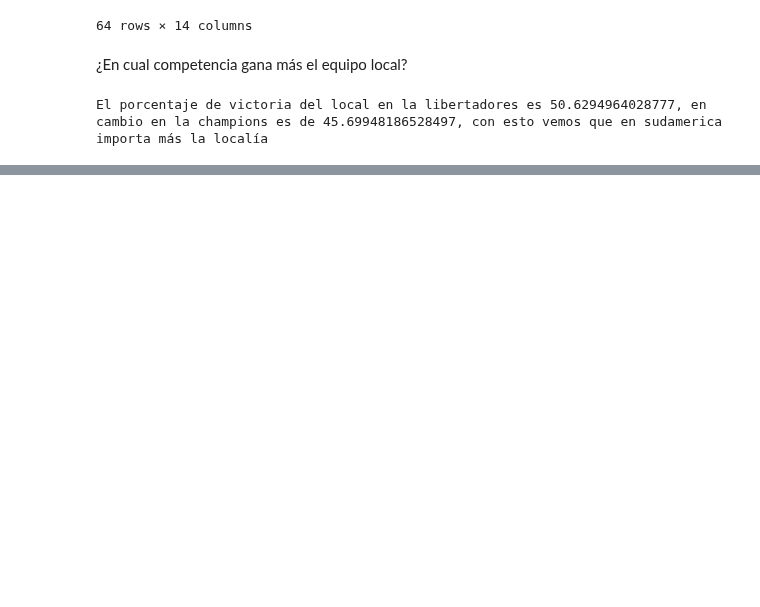
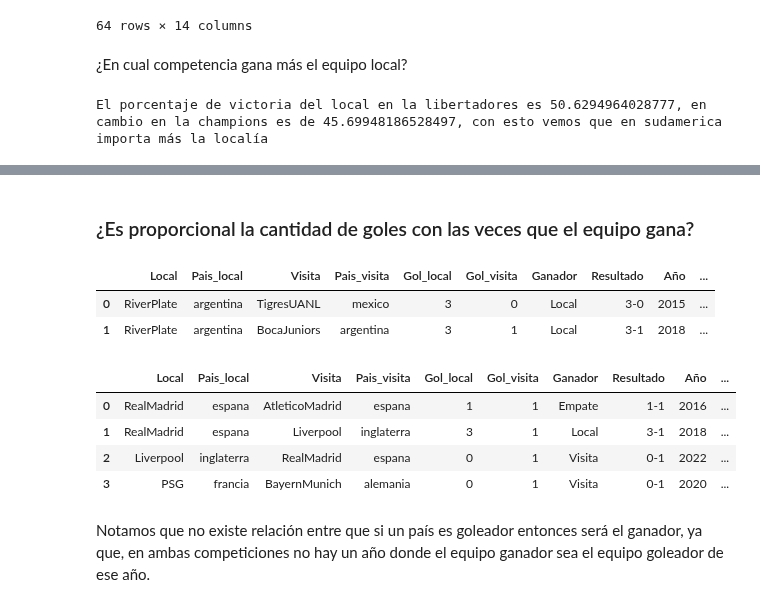
Before and after one commit to ThareauB/Proyecto-libertadores, a Jupyter notebook: proyecto_lib_ y_champ.ipynb, the cells around one changed output, grey strips where cells are left out. Cells and saved outputs as stored; diff of their text form; code cells hidden in the pictures; blank space fills up the shorter version.

```diff
--- a/proyecto_lib_ y_champ.ipynb
+++ b/proyecto_lib_ y_champ.ipynb
@@ -891,0 +940,22 @@ El porcentaje de victoria del local en la libertadores es 50.6294964028777, en c
+# %%
+lista_mejores2 = []
+for ano in df_champions['Año'].unique():
+    locales3 = df_champions[df_champions['Año'] == ano]
+    locales3 = locales3[['Local', 'Gol_local']].groupby(by='Local', as_index=False).agg('mean')
+    locales3.rename(columns={'Local': 'Equipo'}, inplace=True)
+    visita3 = df_champions[df_champions['Año'] == ano]
+    visita3 = visita3[['Visita', 'Gol_visita']].groupby(by='Visita', as_index=False).agg('mean')
+    visita3.rename(columns={'Visita': 'Equipo'}, inplace=True)
+    goles_prom2 = locales3.merge(visita3, how='inner', on='Equipo')
+    goles_prom2['Año'] = ano
+    goles_prom2['Pais'] = goles_prom2['Equipo'].apply(lambda x: DICT_EQUIPOS[x])
+    goles_prom2['Promedio_goles'] = (goles_prom2['Gol_local'] + goles_prom2['Gol_visita']) / 2
+    goles_prom2['Promedio_goles'] = goles_prom2['Promedio_goles'].round()
+    goles_prom2['Promedio_goles'] = goles_prom2['Promedio_goles'].apply(lambda x: int(x))
+    goles_prom2.drop(columns=['Gol_local', 'Gol_visita'], inplace=True)
+    goles_prom2.sort_values(by='Promedio_goles', ascending=False, ignore_index=True, inplace=True)
+    goles_prom2 = goles_prom2[:1]
+    lista_mejores2.append(goles_prom2)
+# %%
+mejores_cham = pd.concat(lista_mejores2, join='outer', ignore_index=True)
+mejores_cham
@@ -891,0 +996,35 @@ El porcentaje de victoria del local en la libertadores es 50.6294964028777, en c
+# %% [markdown]
+### ¿Es proporcional la cantidad de goles con las veces que el equipo gana?
+# %%
+ganadores_lib = df_libertadores[df_libertadores["Fase"] == "Final"]
+ganadores_lib.reset_index(drop=True, inplace=True)
+ganadores_cham = df_champions[df_champions["Fase"] == "Final"]
+ganadores_cham.reset_index(drop=True, inplace=True)
+# %%
+list_ganadores= []
+for equipo in mejores_lib['Equipo'].unique():
+    info = ganadores_lib[ganadores_lib['Local'] == equipo]
+    info2 = ganadores_lib[ganadores_lib['Visita'] == equipo]
+    list_ganadores.append(info)
+ganadores_lib2 = pd.concat(list_ganadores, ignore_index=True)
+ganadores_lib2
+# %% [output]
+|  | Local | Pais_local | Visita | Pais_visita | Gol_local | Gol_visita | Ganador | Resultado | Año | ... |
+| 0 | RiverPlate | argentina | TigresUANL | mexico | 3 | 0 | Local | 3-0 | 2015 | ... |
+| 1 | RiverPlate | argentina | BocaJuniors | argentina | 3 | 1 | Local | 3-1 | 2018 | ... |
+# %%
+list_ganadores2 = []
+for equipo in mejores_cham['Equipo'].unique():
+    info = ganadores_cham[ganadores_cham['Local'] == equipo]
+    info2 = ganadores_cham[ganadores_cham['Visita'] == equipo]
+    list_ganadores2.append(info)
+ganadores_cham2 = pd.concat(list_ganadores2, ignore_index=True)
+ganadores_cham2
+# %% [output]
+|  | Local | Pais_local | Visita | Pais_visita | Gol_local | Gol_visita | Ganador | Resultado | Año | ... |
+| 0 | RealMadrid | espana | AtleticoMadrid | espana | 1 | 1 | Empate | 1-1 | 2016 | ... |
+| 1 | RealMadrid | espana | Liverpool | inglaterra | 3 | 1 | Local | 3-1 | 2018 | ... |
+| 2 | Liverpool | inglaterra | RealMadrid | espana | 0 | 1 | Visita | 0-1 | 2022 | ... |
+| 3 | PSG | francia | BayernMunich | alemania | 0 | 1 | Visita | 0-1 | 2020 | ... |
+# %% [markdown]
+Notamos que no existe relación entre que si un país es goleador entonces será el ganador, ya que, en ambas competiciones no hay un año donde el equipo ganador sea el equipo goleador de ese año.
```
Also changed, not shown: parts of 12 cells of this notebook.
